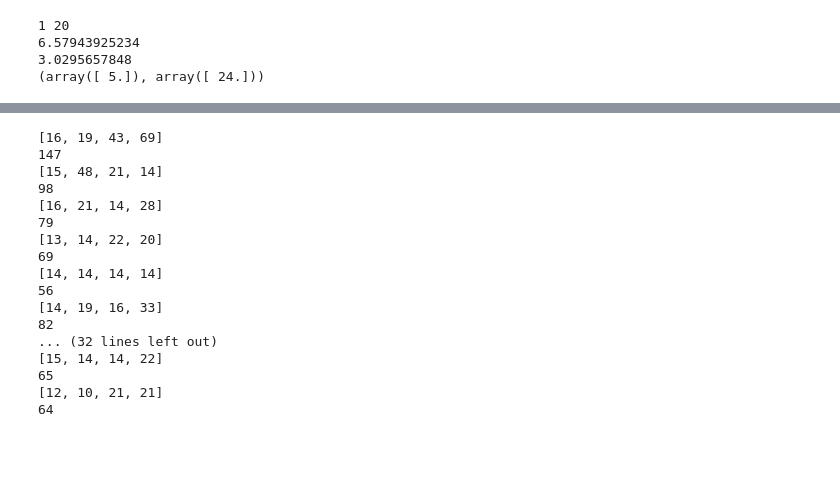
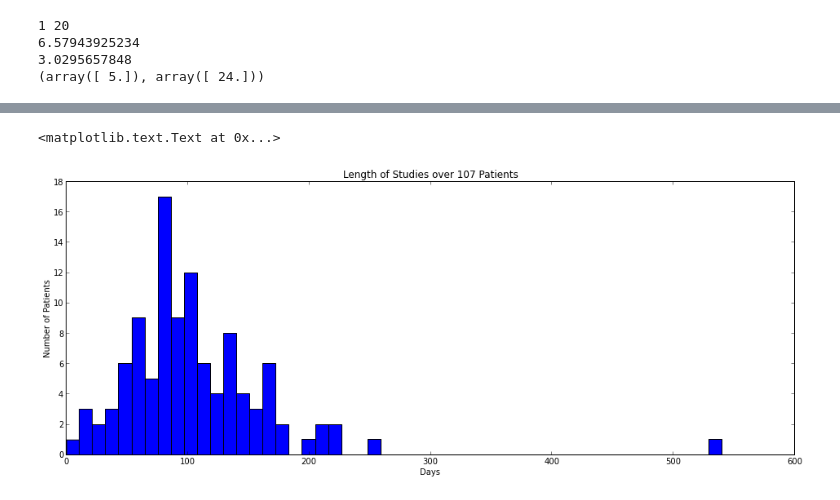
Before and after one commit to jluciano/semmdd, a Jupyter notebook: code/python/notebooks/SPARQL Stuff.ipynb, the cells around one changed output, grey strips where cells are left out. Saved outputs shown, nothing was run; the diff lists cells and outputs as text; code cells hidden in the pictures; blank space fills up the shorter version.

```diff
--- a/code/python/notebooks/SPARQL Stuff.ipynb
+++ b/code/python/notebooks/SPARQL Stuff.ipynb
@@ -273,36 +286,25 @@ pyplot.title(title_string)
 # %%
 gaps_data = dict()
 
-for patient in shaped_data:
+for patient in ordered_data:
     gaps_data[patient] = dict()
-    ordered_dates = sorted(shaped_data[patient].iterkeys())
+    ordered_dates = ordered_data[patient]['dates']
     total_len = (ordered_dates[-1] - ordered_dates[0]).days
     gaps = []
     for i in range(len(ordered_dates)-1):
         gaps.append((ordered_dates[i+1] - ordered_dates[i]).days)
 
     gaps_data[patient]['gaps'] = gaps
     gaps_data[patient]['length'] = total_len
 
-for i in gaps_data:
-    if len(gaps_data[i]['gaps']) == 4:
-        print gaps_data[i]['gaps']
-        print gaps_data[i]['length']
+time_lengths_data = np.array([gaps_data[i]['length'] for i in gaps_data])
+
+pyplot.hist(time_lengths_data,bins=50)
+
+pyplot.xlabel('Days')
+pyplot.ylabel('Number of Patients')
+title_string = 'Length of Studies over %d Patients' % len(ordered_data)
+pyplot.title(title_string)
 # %% [output]
-[16, 19, 43, 69]
-147
-[15, 48, 21, 14]
-98
-[16, 21, 14, 28]
-79
-[13, 14, 22, 20]
-69
-[14, 14, 14, 14]
-56
-[14, 19, 16, 33]
-82
-... (32 lines left out)
-[15, 14, 14, 22]
-65
-[12, 10, 21, 21]
-64
+<matplotlib.text.Text at 0x...>
+[figure, added]
```
Also changed, not shown: parts of 26 cells of this notebook.
